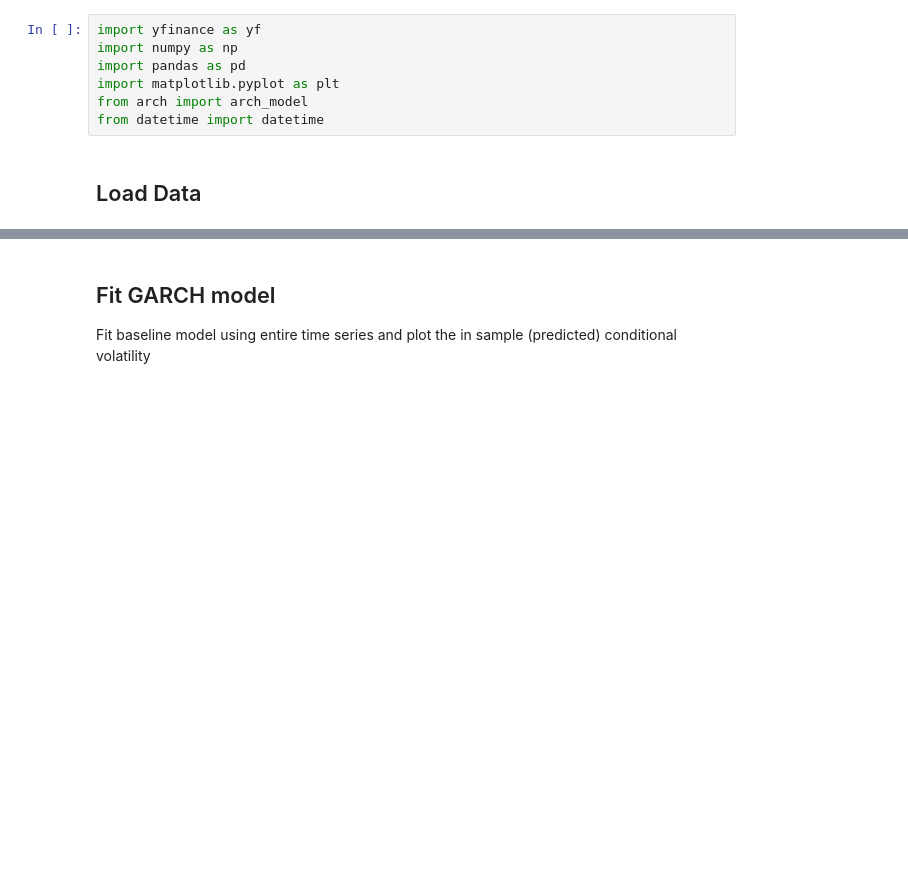
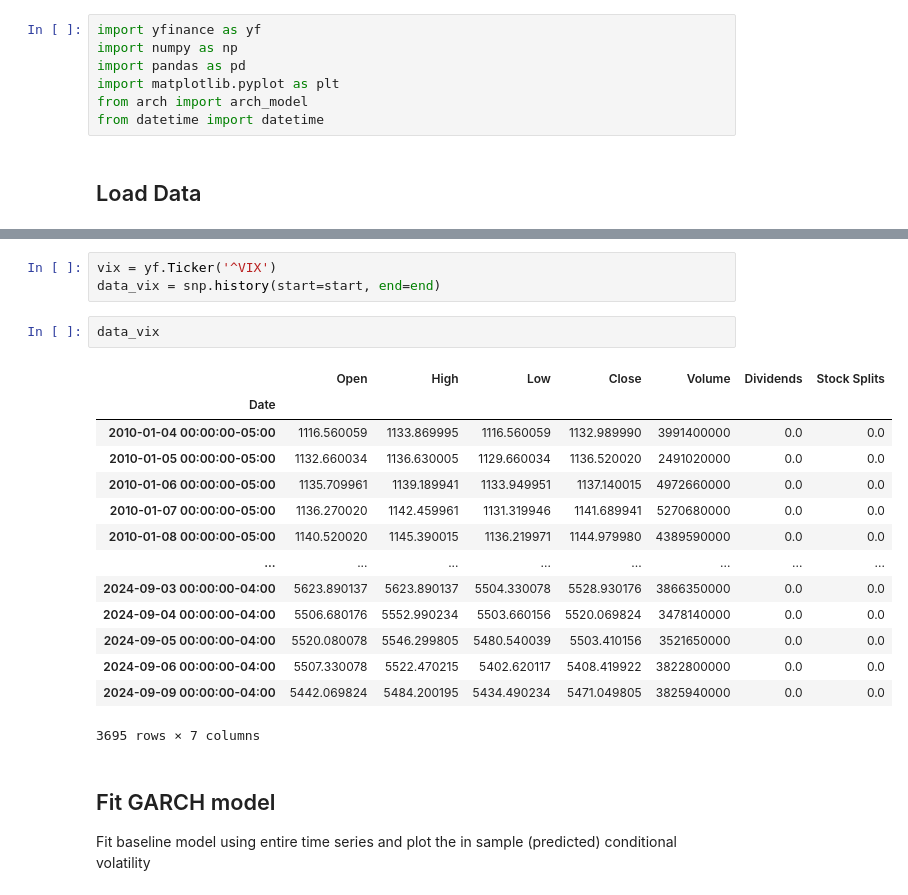
Before and after one commit to hwh1771/sentiment-analysis-volatility-forecasting, a Jupyter notebook: notebooks/garch.ipynb, the cells around one changed output, grey strips where cells are left out. Saved outputs shown, nothing was run; the diff lists cells and outputs as text; blank space fills up the shorter version.

```diff
--- a/notebooks/garch.ipynb
+++ b/notebooks/garch.ipynb
@@ -27,6 +27,26 @@ data.head()
 | 2010-01-06 00:00:00-05:00 | 1135.709961 | 1139.189941 | 1133.949951 | 1137.140015 | 4972660000 | 0.0 | 0.0 | 0.000545 |
 | 2010-01-07 00:00:00-05:00 | 1136.270020 | 1142.459961 | 1131.319946 | 1141.689941 | 5270680000 | 0.0 | 0.0 | 0.003993 |
 | 2010-01-08 00:00:00-05:00 | 1140.520020 | 1145.390015 | 1136.219971 | 1144.979980 | 4389590000 | 0.0 | 0.0 | 0.002878 |
+# %%
+vix = yf.Ticker('^VIX')
+data_vix = snp.history(start=start, end=end)
+# %%
+data_vix
+# %% [output]
+|  | Open | High | Low | Close | Volume | Dividends | Stock Splits |
+| Date |  |  |  |  |  |  |  |
+| 2010-01-04 00:00:00-05:00 | 1116.560059 | 1133.869995 | 1116.560059 | 1132.989990 | 3991400000 | 0.0 | 0.0 |
+| 2010-01-05 00:00:00-05:00 | 1132.660034 | 1136.630005 | 1129.660034 | 1136.520020 | 2491020000 | 0.0 | 0.0 |
+| 2010-01-06 00:00:00-05:00 | 1135.709961 | 1139.189941 | 1133.949951 | 1137.140015 | 4972660000 | 0.0 | 0.0 |
+| 2010-01-07 00:00:00-05:00 | 1136.270020 | 1142.459961 | 1131.319946 | 1141.689941 | 5270680000 | 0.0 | 0.0 |
+| 2010-01-08 00:00:00-05:00 | 1140.520020 | 1145.390015 | 1136.219971 | 1144.979980 | 4389590000 | 0.0 | 0.0 |
+| ... | ... | ... | ... | ... | ... | ... | ... |
+| 2024-09-03 00:00:00-04:00 | 5623.890137 | 5623.890137 | 5504.330078 | 5528.930176 | 3866350000 | 0.0 | 0.0 |
+| 2024-09-04 00:00:00-04:00 | 5506.680176 | 5552.990234 | 5503.660156 | 5520.069824 | 3478140000 | 0.0 | 0.0 |
+| 2024-09-05 00:00:00-04:00 | 5520.080078 | 5546.299805 | 5480.540039 | 5503.410156 | 3521650000 | 0.0 | 0.0 |
+| 2024-09-06 00:00:00-04:00 | 5507.330078 | 5522.470215 | 5402.620117 | 5408.419922 | 3822800000 | 0.0 | 0.0 |
+| 2024-09-09 00:00:00-04:00 | 5442.069824 | 5484.200195 | 5434.490234 | 5471.049805 | 3825940000 | 0.0 | 0.0 |
+3695 rows × 7 columns
 # %% [markdown]
 ## Fit GARCH model
 
```
Also changed, not shown: parts of 6 cells of this notebook.
